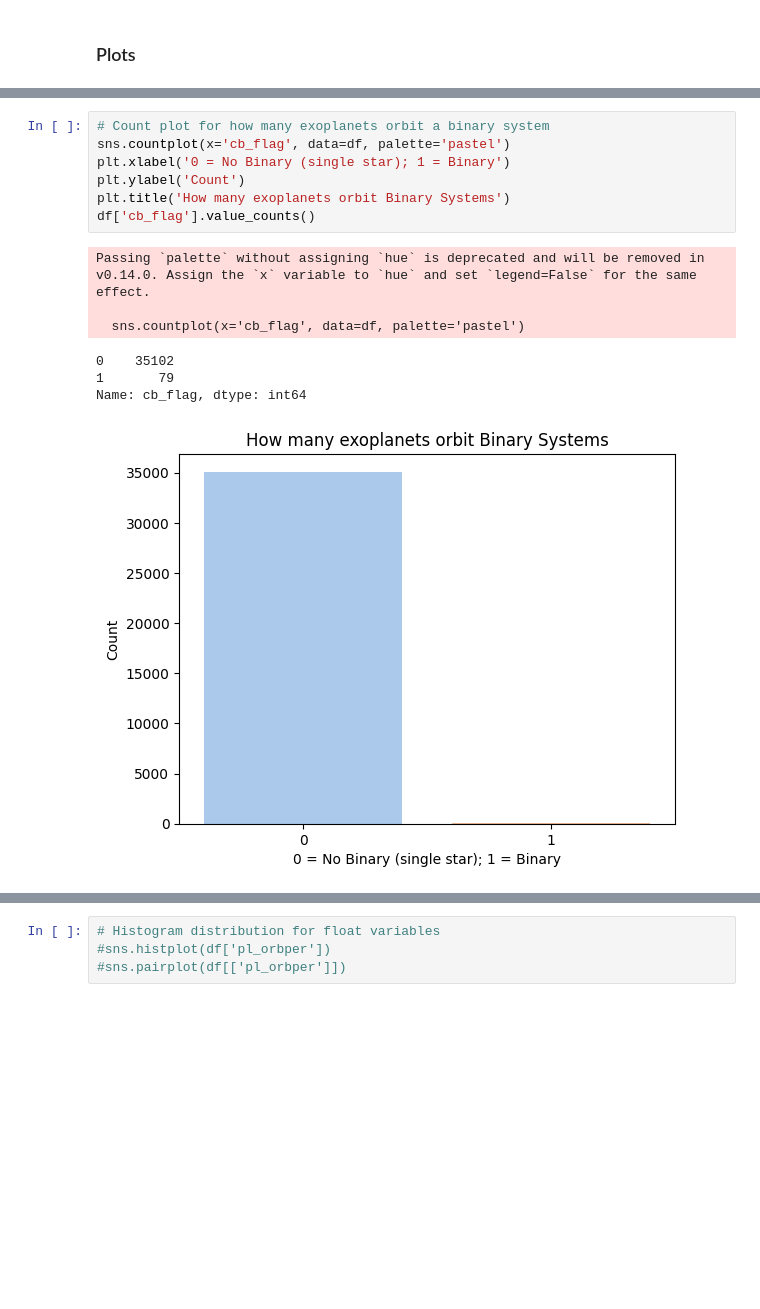
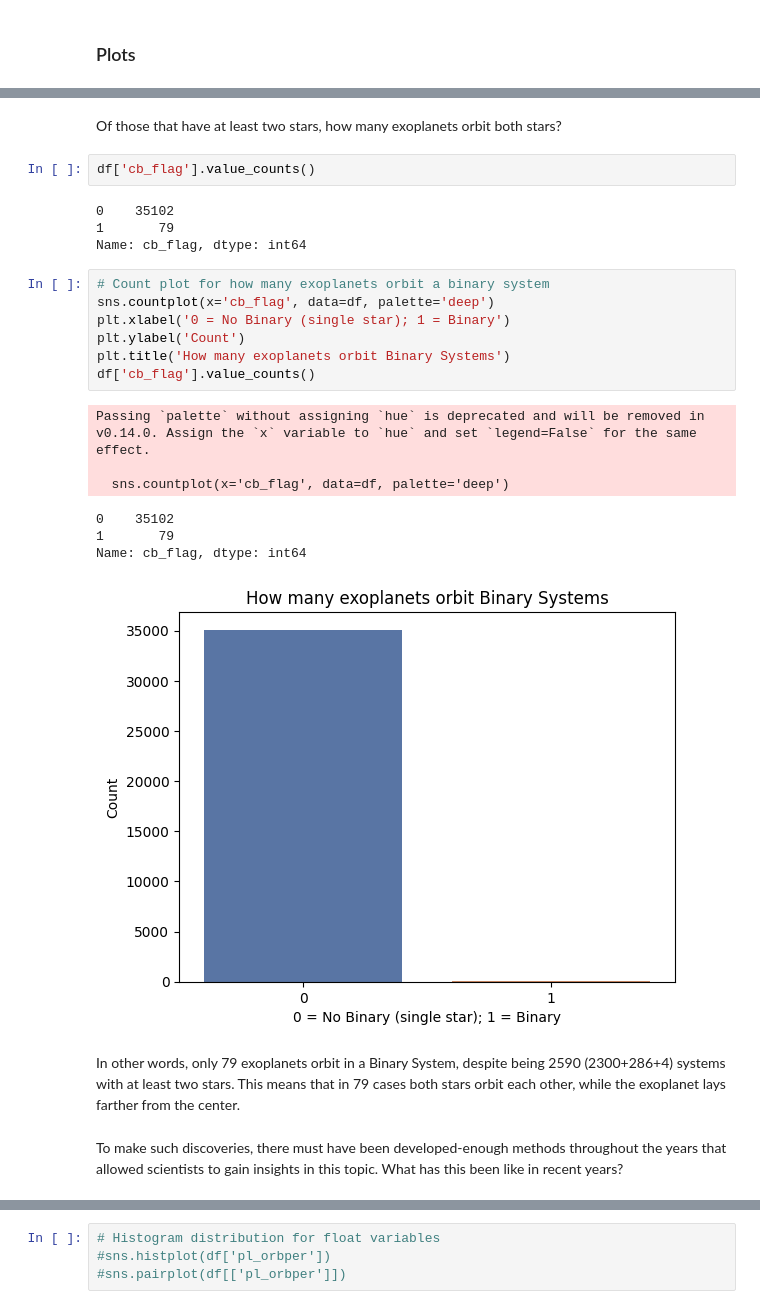
Before and after one commit to AlejandroBlancoFernandez/ExoplanetEDA, a Jupyter notebook: ExoplanetEDA.ipynb, the cells around one changed output, grey strips where cells are left out. Drawn from its saved outputs; the diff is of its cells as text; blank space fills up the shorter version.

```diff
--- a/ExoplanetEDA.ipynb
+++ b/ExoplanetEDA.ipynb
@@ -362,17 +377,29 @@ Text(0.5, 1.0, 'Number of stars each exoplanet has')
+# %% [markdown]
+Of those that have at least two stars, how many exoplanets orbit both stars?
+# %%
+df['cb_flag'].value_counts()
+# %% [output]
+0    35102
+1       79
+Name: cb_flag, dtype: int64
 # %%
 # Count plot for how many exoplanets orbit a binary system
-sns.countplot(x='cb_flag', data=df, palette='pastel')
+sns.countplot(x='cb_flag', data=df, palette='deep')
 plt.xlabel('0 = No Binary (single star); 1 = Binary')
 plt.ylabel('Count')
 plt.title('How many exoplanets orbit Binary Systems')
 df['cb_flag'].value_counts()
 # %% [output]
 Passing `palette` without assigning `hue` is deprecated and will be removed in v0.14.0. Assign the `x` variable to `hue` and set `legend=False` for the same effect.
 
-  sns.countplot(x='cb_flag', data=df, palette='pastel')
+  sns.countplot(x='cb_flag', data=df, palette='deep')
 0    35102
 1       79
 Name: cb_flag, dtype: int64
-[figure, old version]
+[figure, new version]
+# %% [markdown]
+In other words, only 79 exoplanets orbit in a Binary System, despite being 2590 (2300+286+4) systems with at least two stars. This means that in 79 cases both stars orbit each other, while the exoplanet lays farther from the center.
+# %% [markdown]
+To make such discoveries, there must have been developed-enough methods throughout the years that allowed scientists to gain insights in this topic. What has this been like in recent years?
 # %%
 # Relationship between the discovery method and the year of discovery
```
Also changed, not shown: parts of 27 cells of this notebook.
